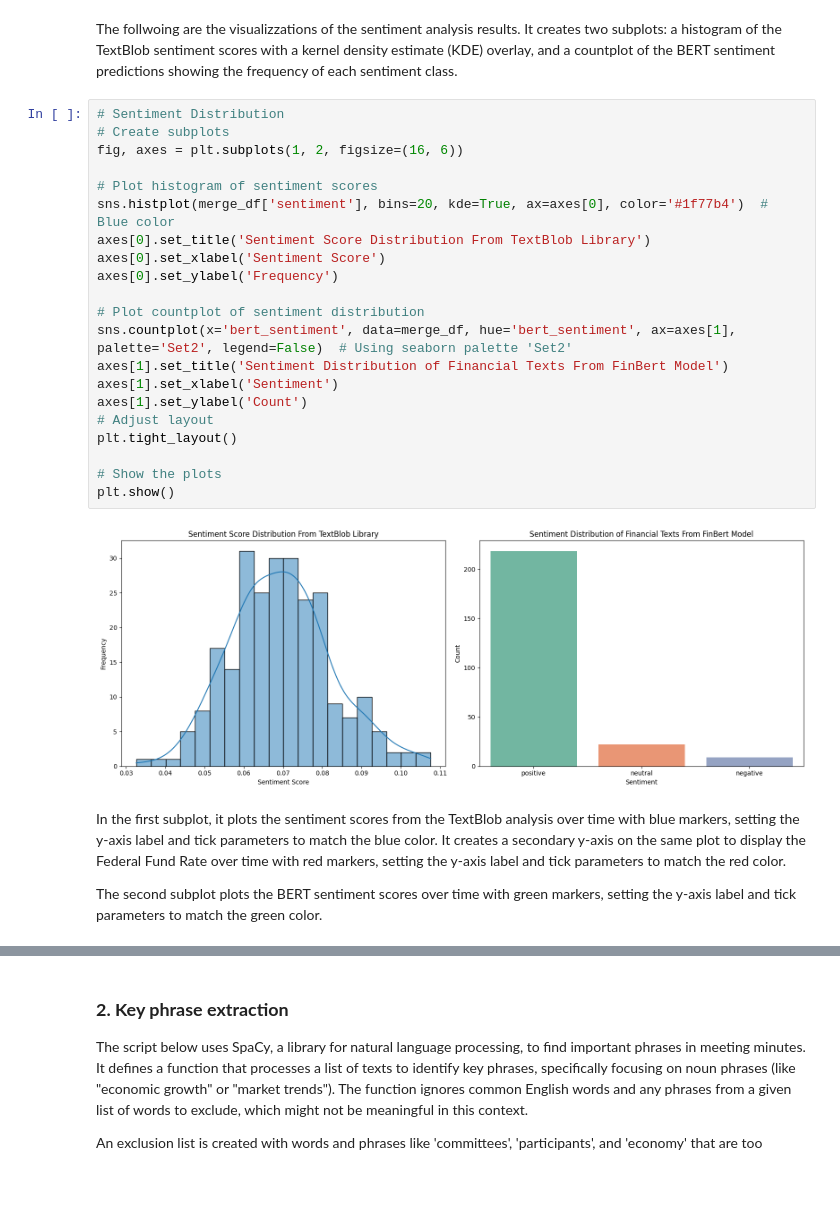
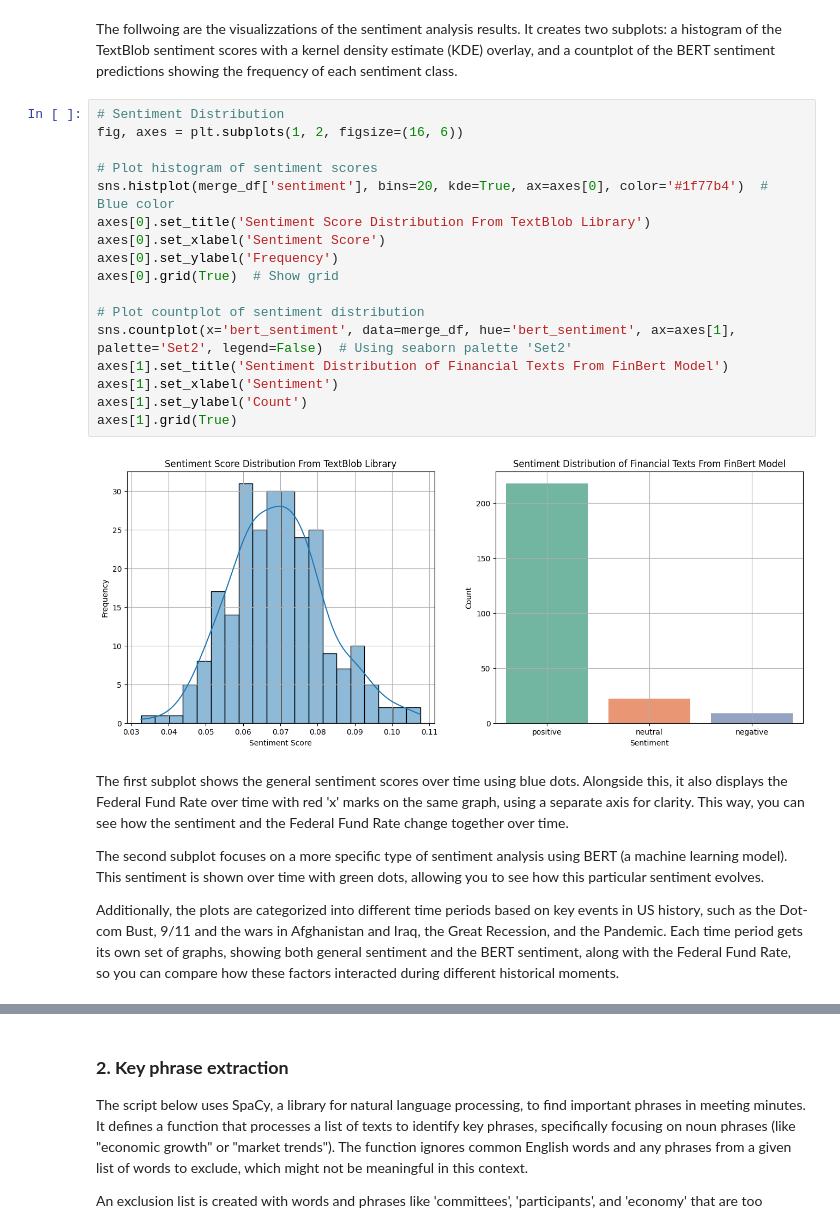
Before and after one commit to Cydia13526/s24-milestone2-team7-cspaarg-cydia-davidrez, a Jupyter notebook: project.ipynb, the cells around one changed output, grey strips where cells are left out. Drawn from its saved outputs; the diff is of its cells as text; blank space fills up the shorter version.

Commit message:
updating nlp analysis

```diff
--- a/project.ipynb
+++ b/project.ipynb
@@ -257,28 +309,26 @@ merge_df['bert_sentiment'] = merge_df['meeting_minute'].apply(get_sentiment)
 The follwoing are the visualizzations of the sentiment analysis results. It creates two subplots: a histogram of the TextBlob sentiment scores with a kernel density estimate (KDE) overlay, and a countplot of the BERT sentiment predictions showing the frequency of each sentiment class.
 # %%
 # Sentiment Distribution
-# Create subplots
 fig, axes = plt.subplots(1, 2, figsize=(16, 6))
 
 # Plot histogram of sentiment scores
 sns.histplot(merge_df['sentiment'], bins=20, kde=True, ax=axes[0], color='#1f77b4')  # Blue color
 axes[0].set_title('Sentiment Score Distribution From TextBlob Library')
 axes[0].set_xlabel('Sentiment Score')
 axes[0].set_ylabel('Frequency')
+axes[0].grid(True)  # Show grid
 
 # Plot countplot of sentiment distribution
 sns.countplot(x='bert_sentiment', data=merge_df, hue='bert_sentiment', ax=axes[1], palette='Set2', legend=False)  # Using seaborn palette 'Set2'
 axes[1].set_title('Sentiment Distribution of Financial Texts From FinBert Model')
 axes[1].set_xlabel('Sentiment')
 axes[1].set_ylabel('Count')
-# Adjust layout
-plt.tight_layout()
-
-# Show the plots
-plt.show()
+axes[1].grid(True)
 # %% [output]
-[figure, old version]
+[figure, new version]
 # %% [markdown]
-In the first subplot, it plots the sentiment scores from the TextBlob analysis over time with blue markers, setting the y-axis label and tick parameters to match the blue color. It creates a secondary y-axis on the same plot to display the Federal Fund Rate over time with red markers, setting the y-axis label and tick parameters to match the red color.
+The first subplot shows the general sentiment scores over time using blue dots. Alongside this, it also displays the Federal Fund Rate over time with red 'x' marks on the same graph, using a separate axis for clarity. This way, you can see how the sentiment and the Federal Fund Rate change together over time.
 
-The second subplot plots the BERT sentiment scores over time with green markers, setting the y-axis label and tick parameters to match the green color.
+The second subplot focuses on a more specific type of sentiment analysis using BERT (a machine learning model). This sentiment is shown over time with green dots, allowing you to see how this particular sentiment evolves.
+
+Additionally, the plots are categorized into different time periods based on key events in US history, such as the Dot-com Bust, 9/11 and the wars in Afghanistan and Iraq, the Great Recession, and the Pandemic. Each time period gets its own set of graphs, showing both general sentiment and the BERT sentiment, along with the Federal Fund Rate, so you can compare how these factors interacted during different historical moments.
```
Also changed, not shown: parts of 21 cells of this notebook, 5 other files.
